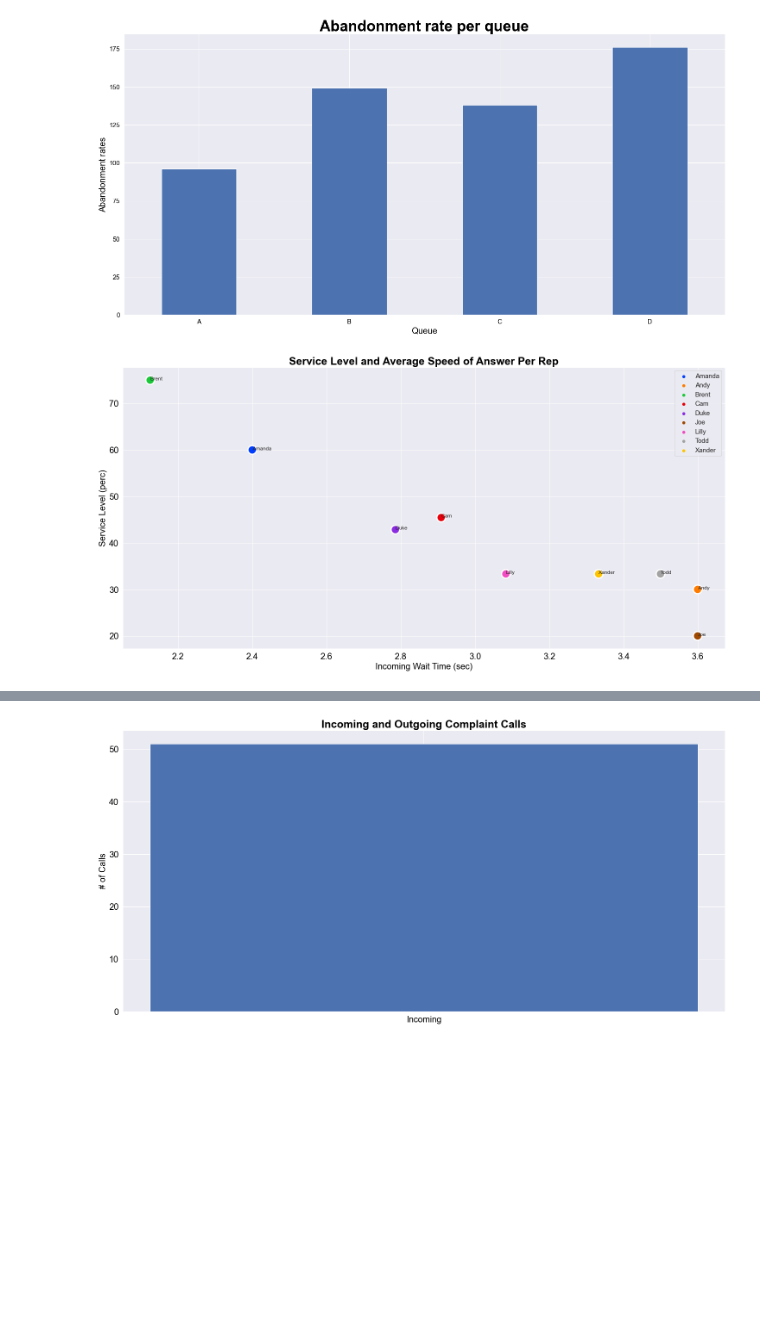
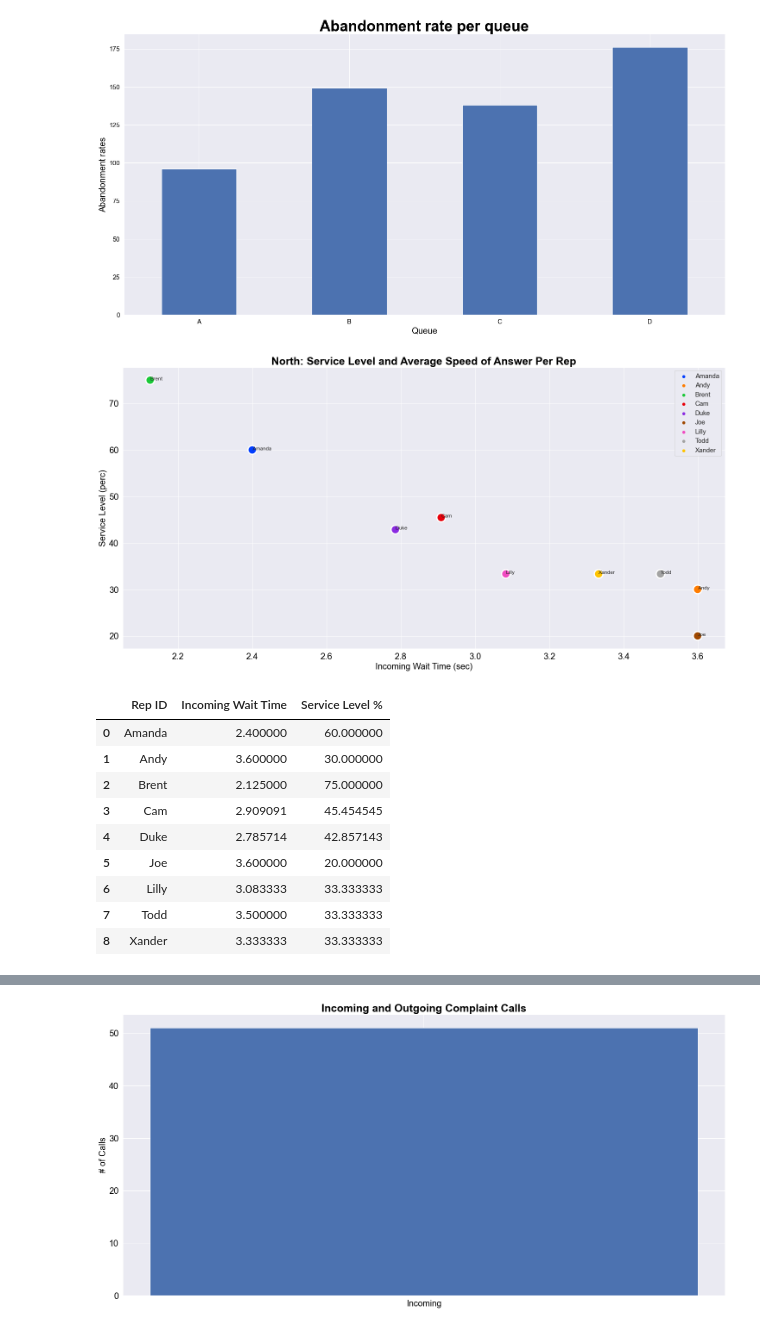
Before and after one commit to evaladhani/call-center-cleanup-assignment, a Jupyter notebook: Call Center Cleanup.ipynb, the cells around one changed output, grey strips where cells are left out. Drawn from its saved outputs; the diff is of its cells as text; code cells hidden in the pictures; blank space fills up the shorter version.

```diff
--- a/Call Center Cleanup.ipynb
+++ b/Call Center Cleanup.ipynb
@@ -432,33 +462,45 @@ quick_stats = quick_reps.groupby(["Rep ID"]).sum()  # Final Table
 total_calls_in = updated_ndf[updated_ndf["Incoming or Outgoing"] == "Incoming"]
 # total_calls_in shows us all incoming calls by Rep
 rep_calls = total_calls_in[["Rep ID", "Calls"]]
 total_stats = rep_calls.groupby(["Rep ID"]).sum() # Final Table
 # total_stats shows us TOTAL incoming calls by rep
 
 #  Table 3: Service Level Percentage created via merge
 service_level = pd.merge(quick_stats, total_stats, on="Rep ID")
 # service_level shows us calls per rep that were 2 sec or less + ALL call per rep
 
 # Create Percentage Column in Table 3
 service_level["Service Level %"] = service_level["Calls_x"]/service_level["Calls_y"] * 100
 # service_level shows us the percentage of total calls by rep that were Incoming
 
 final_eff_df = pd.merge(north_plt, service_level, on = 'Rep ID')
 final_eff_df = final_eff_df.drop(['Calls_x', 'Calls_y'], axis = 1)
 annotations = list(final_eff_df['Rep ID'])
 for i, label in enumerate(annotations):
     plt.annotate(label, (final_eff_df["Incoming Wait Time"][i], final_eff_df["Service Level %"][i]))
 
 sb.scatterplot(data = final_eff_df, x = 'Incoming Wait Time', y = 'Service Level %', s = 400, hue = 'Rep ID', linewidth = 3, palette = 'bright')
-plt.title('Service Level and Average Speed of Answer Per Rep', color = 'black', fontsize = 25, fontweight = 'bold')
+plt.title('North: Service Level and Average Speed of Answer Per Rep', color = 'black', fontsize = 25, fontweight = 'bold')
 plt.xlabel('Incoming Wait Time (sec)', color = 'black', fontsize = 20)
 plt.ylabel('Service Level (perc)', color = 'black', fontsize = 20)
 plt.legend(fontsize = 15)
 plt.xticks(color = 'black', fontsize = 20)
 plt.yticks(color = 'black', fontsize = 20)
 plt.savefig('scatter_north.png')
 
 plt.show()
+
+final_eff_df
 # %% [output]
-[figure, old version]
+[figure, new version]
+|  | Rep ID | Incoming Wait Time | Service Level % |
+| 0 | Amanda | 2.400000 | 60.000000 |
+| 1 | Andy | 3.600000 | 30.000000 |
+| 2 | Brent | 2.125000 | 75.000000 |
+| 3 | Cam | 2.909091 | 45.454545 |
+| 4 | Duke | 2.785714 | 42.857143 |
+| 5 | Joe | 3.600000 | 20.000000 |
+| 6 | Lilly | 3.083333 | 33.333333 |
+| 7 | Todd | 3.500000 | 33.333333 |
+| 8 | Xander | 3.333333 | 33.333333 |
 # %%
```
Also changed, not shown: parts of 6 cells of this notebook, 3 other files.
